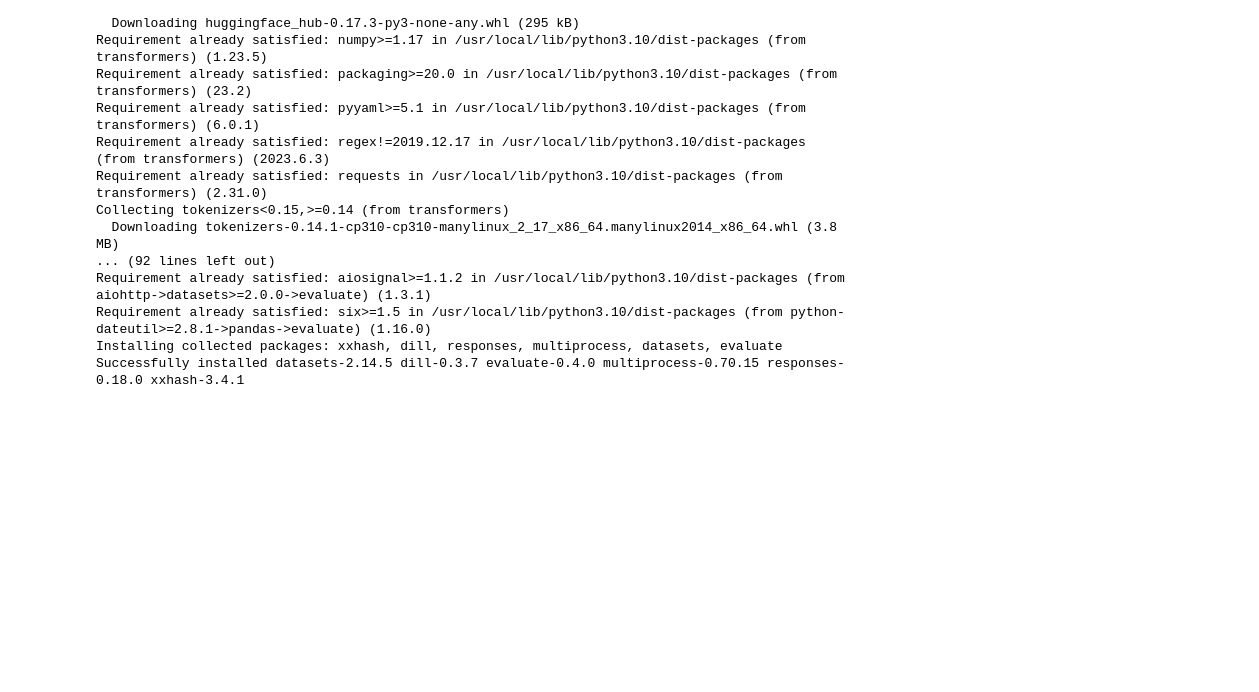
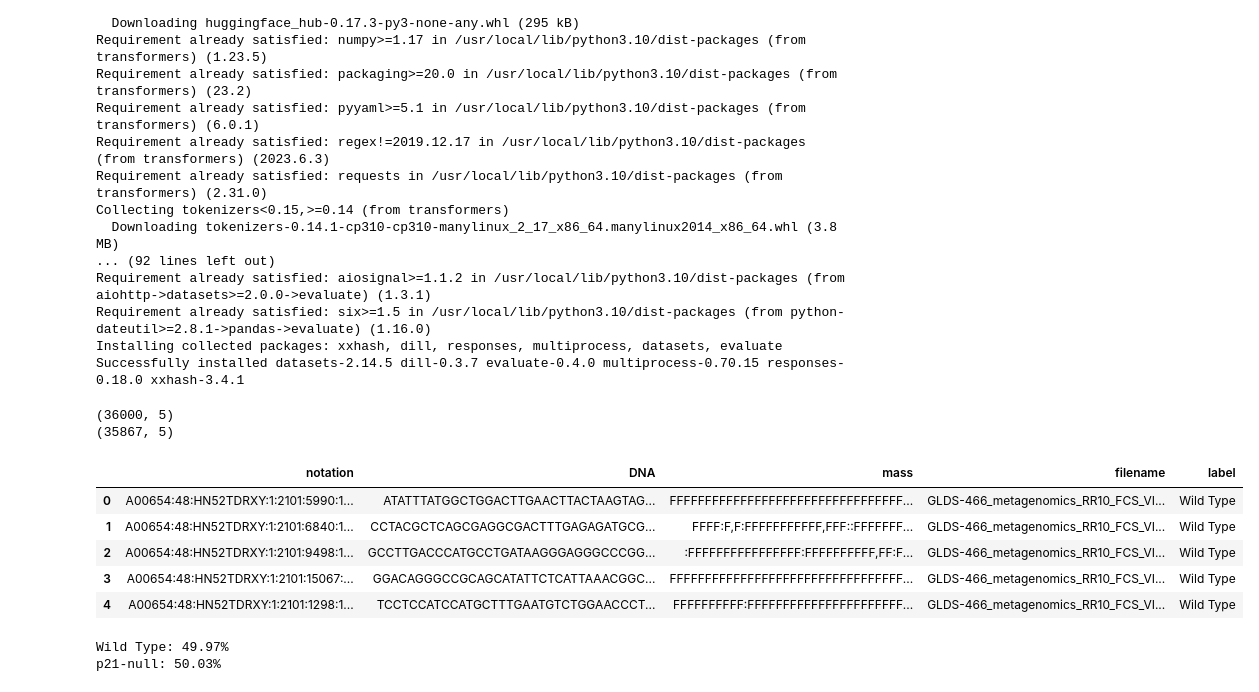
Before and after one commit to charleszhang418/SpaceX, a Jupyter notebook: code/dnabert_finetune_test.ipynb, the cells around one changed output. Cells and saved outputs as stored; diff of their text form; code cells hidden in the pictures; blank space fills up the shorter version.

```diff
--- a/code/dnabert_finetune_test.ipynb
+++ b/code/dnabert_finetune_test.ipynb
@@ -56,7 +56,30 @@ import numpy as np
 # %%
 dna_data = pd.read_csv('data/dna_data.csv')
 print(dna_data.shape)
+dna_data = dna_data.drop_duplicates(subset='DNA')
+print(dna_data.shape)
 dna_data.head()
+# %% [output]
+(36000, 5)
+(35867, 5)
+|  | notation | DNA | mass | filename | label |
+| 0 | A00654:48:HN52TDRXY:1:2101:5990:1... | ATATTTATGGCTGGACTTGAACTTACTAAGTAG... | FFFFFFFFFFFFFFFFFFFFFFFFFFFFFFFFF... | GLDS-466_metagenomics_RR10_FCS_VI... | Wild Type |
+| 1 | A00654:48:HN52TDRXY:1:2101:6840:1... | CCTACGCTCAGCGAGGCGACTTTGAGAGATGCG... | FFFF:F,F:FFFFFFFFFFF,FFF::FFFFFFF... | GLDS-466_metagenomics_RR10_FCS_VI... | Wild Type |
+| 2 | A00654:48:HN52TDRXY:1:2101:9498:1... | GCCTTGACCCATGCCTGATAAGGGAGGGCCCGG... | :FFFFFFFFFFFFFFFF:FFFFFFFFFF,FF:F... | GLDS-466_metagenomics_RR10_FCS_VI... | Wild Type |
+| 3 | A00654:48:HN52TDRXY:1:2101:15067:... | GGACAGGGCCGCAGCATATTCTCATTAAACGGC... | FFFFFFFFFFFFFFFFFFFFFFFFFFFFFFFFF... | GLDS-466_metagenomics_RR10_FCS_VI... | Wild Type |
+| 4 | A00654:48:HN52TDRXY:1:2101:1298:1... | TCCTCCATCCATGCTTTGAATGTCTGGAACCCT... | FFFFFFFFFF:FFFFFFFFFFFFFFFFFFFFFF... | GLDS-466_metagenomics_RR10_FCS_VI... | Wild Type |
+# %%
+# Label proportion
+from collections import Counter
+my_list = list(dna_data['label'])
+element_count = Counter(my_list)
+total_elements = len(my_list)
+element_percentages = {key: (count / total_elements) * 100 for key, count in element_count.items()}
+for key, percentage in element_percentages.items():
+    print(f"{key}: {percentage:.2f}%")
+# %% [output]
+Wild Type: 49.97%
+p21-null: 50.03%
 # %%
 tokenizer = AutoTokenizer.from_pretrained('zhihan1996/DNABERT-2-117M', trust_remote_code=True)
 # model = BertModel.from_pretrained('zhihan1996/DNABERT-2-117M', trust_remote_code=True)
```
Also changed, not shown: parts of 4 cells of this notebook.
